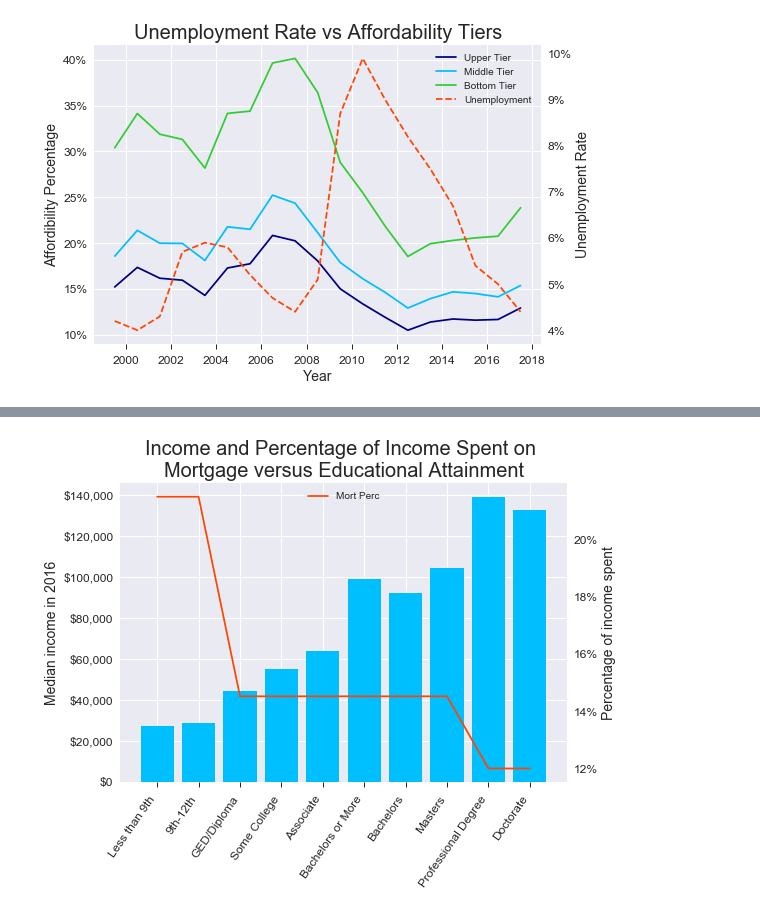
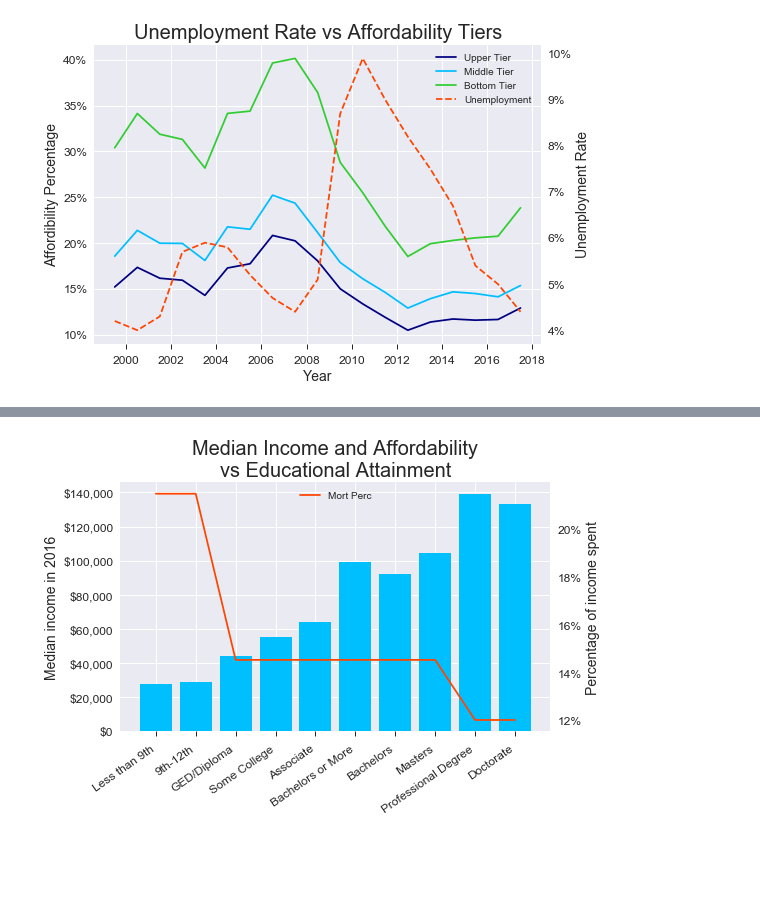
Before and after one commit to LoriHarris/Real_Estate_Affordability, a Jupyter notebook: Cleaning Labor, Income, and Education CSVs.ipynb, the cells around one changed output, grey strips where cells are left out. Cells and saved outputs as stored; diff of their text form; code cells hidden in the pictures; blank space fills up the shorter version.

Commit message:
pushing up 4 of 5 slides total

```diff
--- a/Cleaning Labor, Income, and Education CSVs.ipynb
+++ b/Cleaning Labor, Income, and Education CSVs.ipynb
@@ -235,6 +236,10 @@ total["Median Income in 2017 USD"] = total["Median Income in 2017 USD"].astype(s
 
 total["Median Income in 2017 USD"] = total["Median Income in 2017 USD"].apply(pd.to_numeric)
 med_income = total["Median Income in 2017 USD"]
+
+total["Number\n(thousand)"] = total["Number\n(thousand)"].astype(str).str.replace(",", "")
+total["Number\n(thousand)"] = total["Number\n(thousand)"].astype(np.float64)
+
 
 for x in med_income:
     if x < 39999:
@@ -252,5 +257,19 @@ total["Mort Perc"] = perc
 #total.style.format({
     #"Median Income in 2017 USD": "{$}".format})
 
-total
+mean_income = med_income.mean()
+
+mean_education = total["Number\n(thousand)"].sum()
+
+avg_ed=[]
+for i in total["Number\n(thousand)"]:
+    x = i/(mean_education-42194)
+    avg_ed.append(x)
+avg_ed1 = [.035, .062, .27, .18, .11, .21, .10, .02, .02]
+
+print(avg_ed1, mean_income)
+avg_ed2=pd.DataFrame(avg_ed1)
+avg_ed2.plot.pie(subplots=True)
+#HS or GED most, with .27 and then bachelors with .21 they account for nearly half of all the population
+labels = "High School/GED", "Bachelors",
 # %% [output]
@@ -268,33 +289,32 @@ total
 # %%
 x_axis = np.arange(len(total["Median Income in 2017 USD"]))
 data = total["Median Income in 2017 USD"]
 labels = ["Less than 9th", "9th-12th", "GED/Diploma", "Some College", "Associate", "Bachelors or More", "Bachelors", "Masters", "Professional Degree", "Doctorate"]
 
 fig, ax1 = plt.subplots()
 ax2 = ax1.twinx()
 
 ax1.bar(x_axis, data, color=b, align='center')
 ax2.plot(x_axis, total["Mort Perc"], color=d)
 
 ax1.set_xticks(x_axis)
-ax1.set_xticklabels(labels, rotation=55, ha="right")
+ax1.set_xticklabels(labels, rotation=35, ha="right")
 ax1.set_ylabel("Median income in 2016",fontdict = {'fontsize' : 14})
 ax2.set_ylabel("Percentage of income spent", fontdict = {'fontsize' : 14})
 ax1.yaxis.set_major_formatter(FuncFormatter("${:,.0f}".format))
 ax2.yaxis.set_major_formatter(FuncFormatter('{0:.0%}'.format))
 #ax1.tick_params(,  grid_alpha=0.5)
 ax1.tick_params(direction='out', length=5, axis="x", labelsize=12)
 ax1.tick_params(axis="y", labelsize=12)
 ax2.tick_params(axis="y", labelsize=12)
 plt.grid()
-plt.title("Income and Percentage of Income Spent on \nMortgage versus Educational Attainment", fontdict = {'fontsize' : 20})
+plt.title("Median Income and Affordability\nvs Educational Attainment", fontdict = {'fontsize' : 20})
 handles, labels = ax1.get_legend_handles_labels()
 handles1, labels1 = ax2.get_legend_handles_labels()
 plt.legend(handles + handles1, labels + labels1, loc="upper center")
-
-
+plt.tight_layout()
 plt.style.use("seaborn")
 plt.savefig("Affordability_And_Education.png")
 plt.show()
 # %% [output]
-[figure, old version]
+[figure, new version]
```
Also changed, not shown: parts of 4 cells of this notebook, 5 other files.
